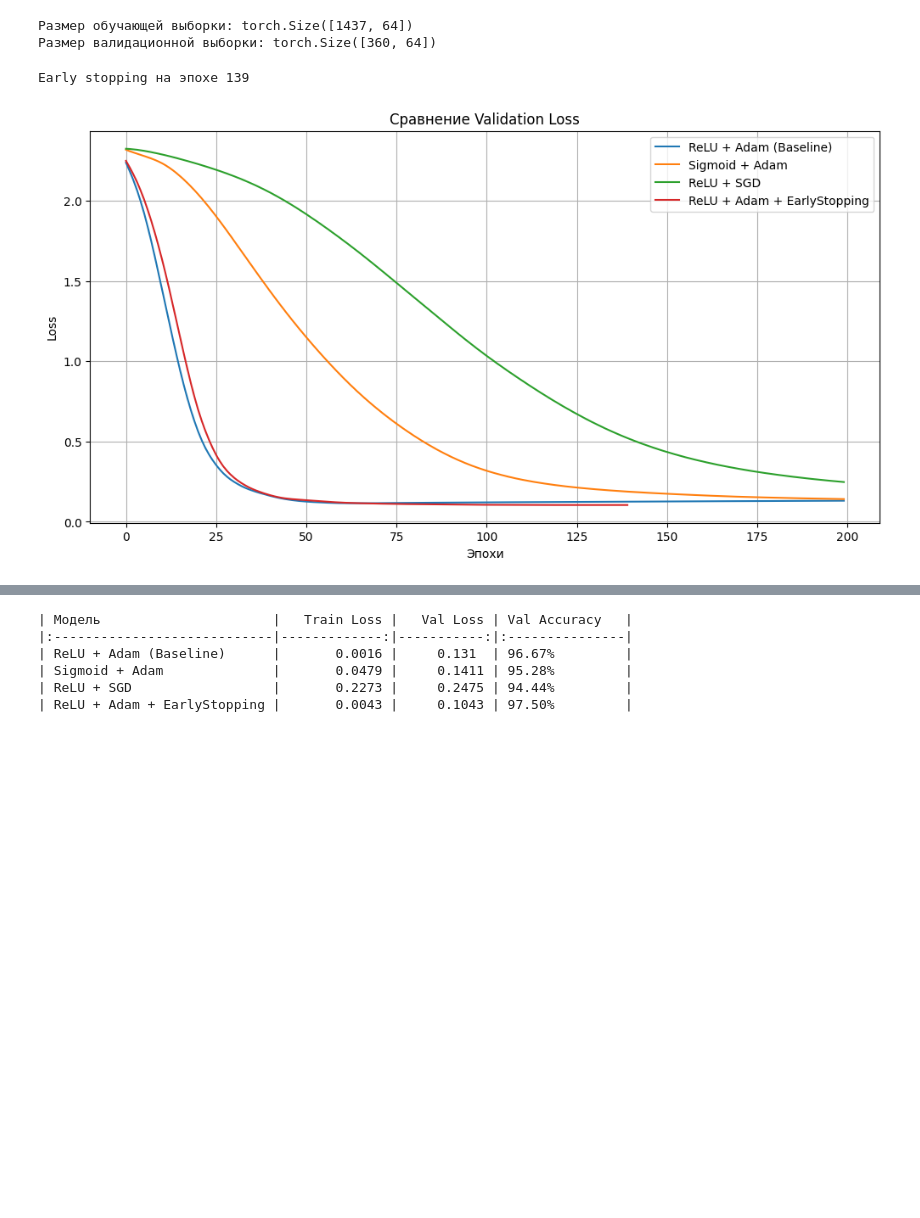
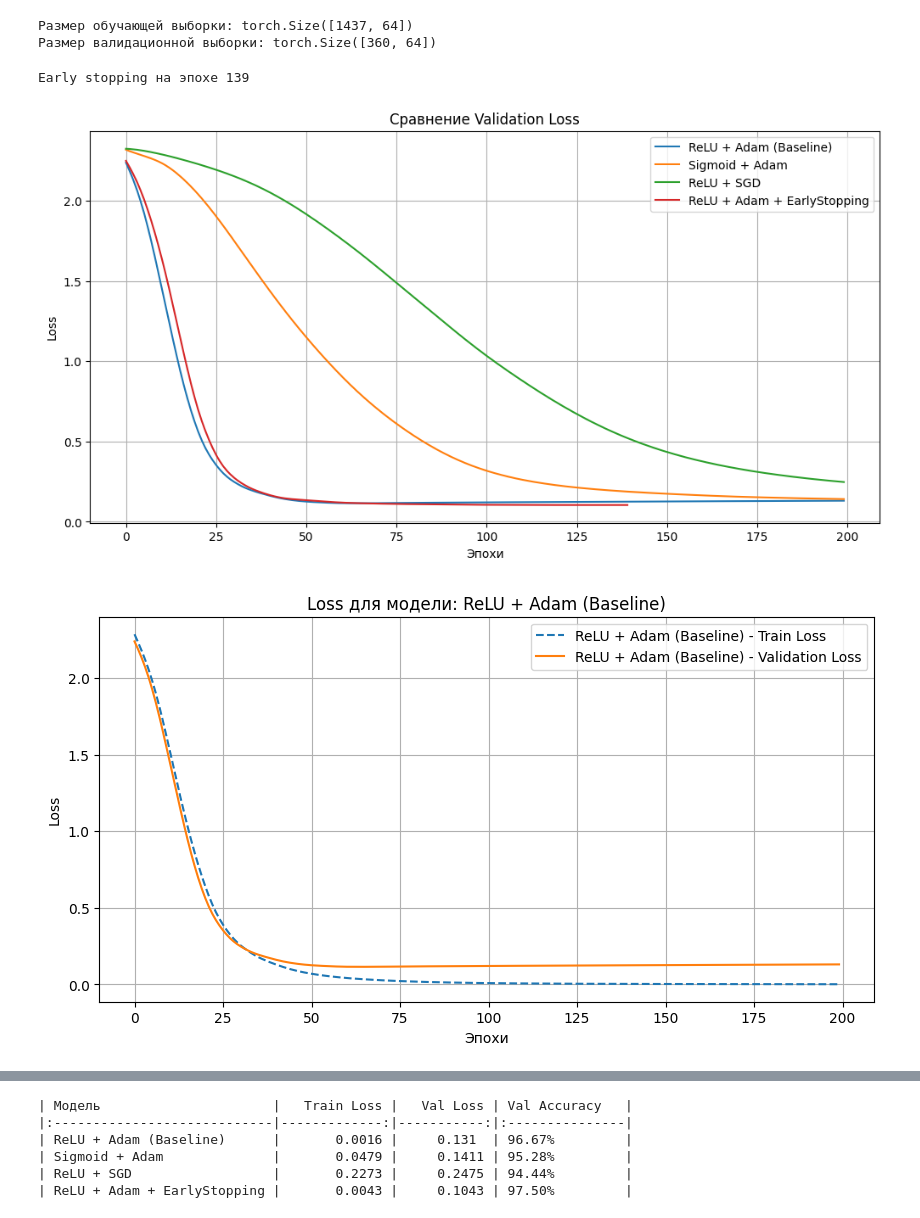
Before and after one commit to DmytryPan/ml-math-base-course, a Jupyter notebook: lab-08-neural-networks/HW_8_nerual_networks.ipynb, the cells around one changed output, grey strips where cells are left out. Saved outputs shown, nothing was run; the diff lists cells and outputs as text; code cells hidden in the pictures; blank space fills up the shorter version.

```diff
--- a/lab-08-neural-networks/HW_8_nerual_networks.ipynb
+++ b/lab-08-neural-networks/HW_8_nerual_networks.ipynb
@@ -454,49 +453,73 @@ def train_model(model, optimizer, epochs=200, use_early_stopping=False):
 
     return train_losses, val_losses
 # %%
+import torch.nn as nn
+import torch.optim as optim
+import matplotlib.pyplot as plt
+
 results = []
 configs = [
     {"name": "ReLU + Adam (Baseline)", "act": nn.ReLU, "opt": "Adam", "es": False},
     {"name": "Sigmoid + Adam", "act": nn.Sigmoid, "opt": "Adam", "es": False},
     {"name": "ReLU + SGD", "act": nn.ReLU, "opt": "SGD", "es": False},
     {"name": "ReLU + Adam + EarlyStopping", "act": nn.ReLU, "opt": "Adam", "es": True},
 ]
 
-plt.figure(figsize=(12, 6))
+all_train_losses = {}
+all_val_losses = {}
 
 for config in configs:
-    # Инициализация модели и оптимизатора
     model = MLP(input_dim=64, hidden_dim=32, output_dim=10, activation=config["act"])
 
     if config["opt"] == "Adam":
         optimizer = optim.Adam(model.parameters(), lr=0.005)
     else:
         optimizer = optim.SGD(model.parameters(), lr=0.01, momentum=0.9)
 
     # Обучение
-    t_loss, v_loss = train_model(model, optimizer, use_early_stopping=config["es"])
+    t_loss_history, v_loss_history = train_model(model, optimizer, use_early_stopping=config["es"])
 
-    # Оценка качества
+    all_train_losses[config["name"]] = t_loss_history
+    all_val_losses[config["name"]] = v_loss_history
+
     model.eval()
     with torch.no_grad():
         preds = torch.argmax(model(X_val), dim=1)
         accuracy = (preds == y_val).float().mean().item()
 
     results.append({
         "Модель": config["name"],
-        "Train Loss": t_loss[-1],
-        "Val Loss": v_loss[-1],
+        "Train Loss": t_loss_history[-1],
+        "Val Loss": v_loss_history[-1],
         "Val Accuracy": accuracy
     })
 
-    plt.plot(v_loss, label=config["name"])
+fig_summary, ax_summary = plt.subplots(figsize=(12, 6))
+for config_name, v_loss_history in all_val_losses.items():
+    ax_summary.plot(v_loss_history, label=config_name)
 
-plt.title("Сравнение Validation Loss")
-plt.xlabel("Эпохи")
-plt.ylabel("Loss")
-plt.legend()
-plt.grid(True)
-plt.show()
+ax_summary.set_title("Сравнение Validation Loss")
+ax_summary.set_xlabel("Эпохи")
+ax_summary.set_ylabel("Loss")
+ax_summary.legend()
+ax_summary.grid(True)
+plt.show() # Display the summary figure
+
+for config in configs:
+    config_name = config["name"]
+    t_loss_history = all_train_losses[config_name]
+    v_loss_history = all_val_losses[config_name]
+
+    plt.figure(figsize=(10, 5))
+    plt.plot(t_loss_history, label=f'{config_name} - Train Loss', linestyle='--')
+    plt.plot(v_loss_history, label=f'{config_name} - Validation Loss')
+    plt.title(f'Loss для модели: {config_name}')
+    plt.xlabel('Эпохи')
+    plt.ylabel('Loss')
+    plt.legend()
+    plt.grid(True)
+    plt.show()
 # %% [output]
 Early stopping на эпохе 139
 [figure]
+[figure, added]
```
Also changed, not shown: parts of 3 cells of this notebook.
